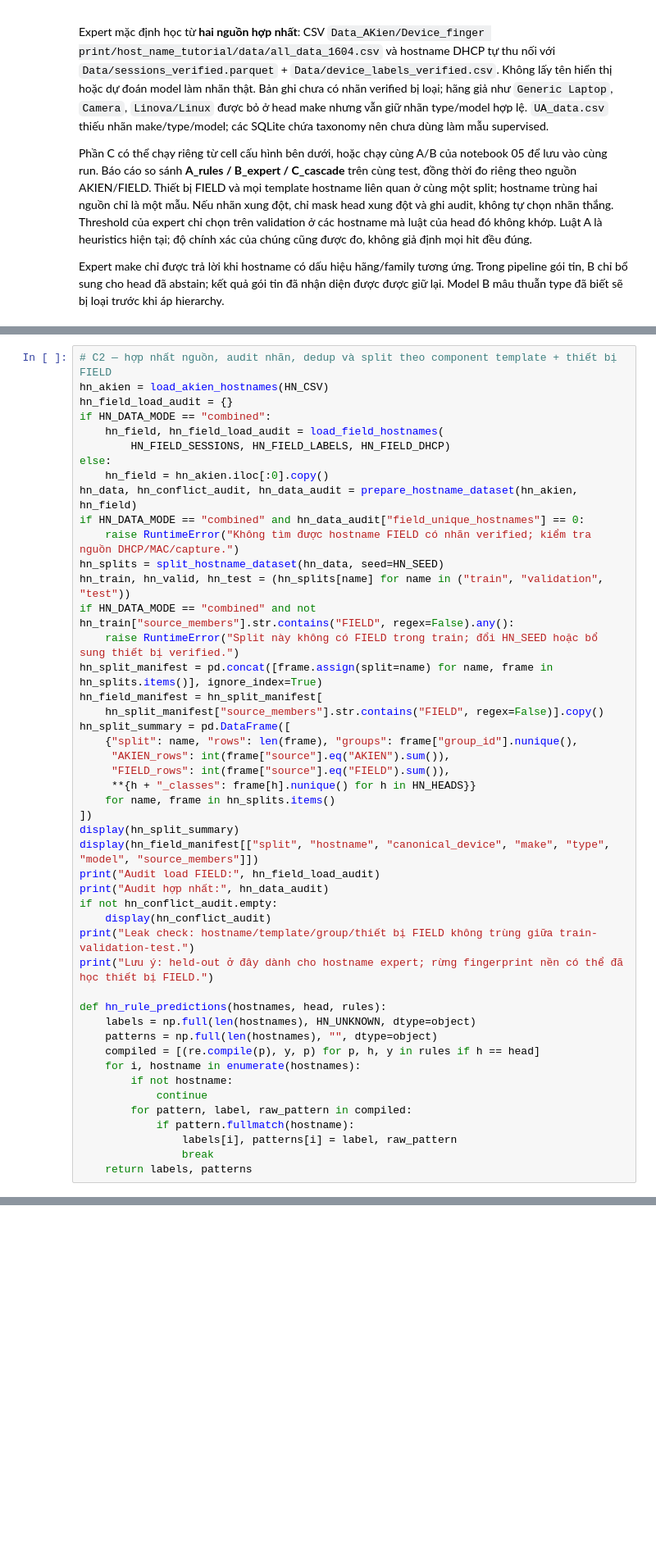
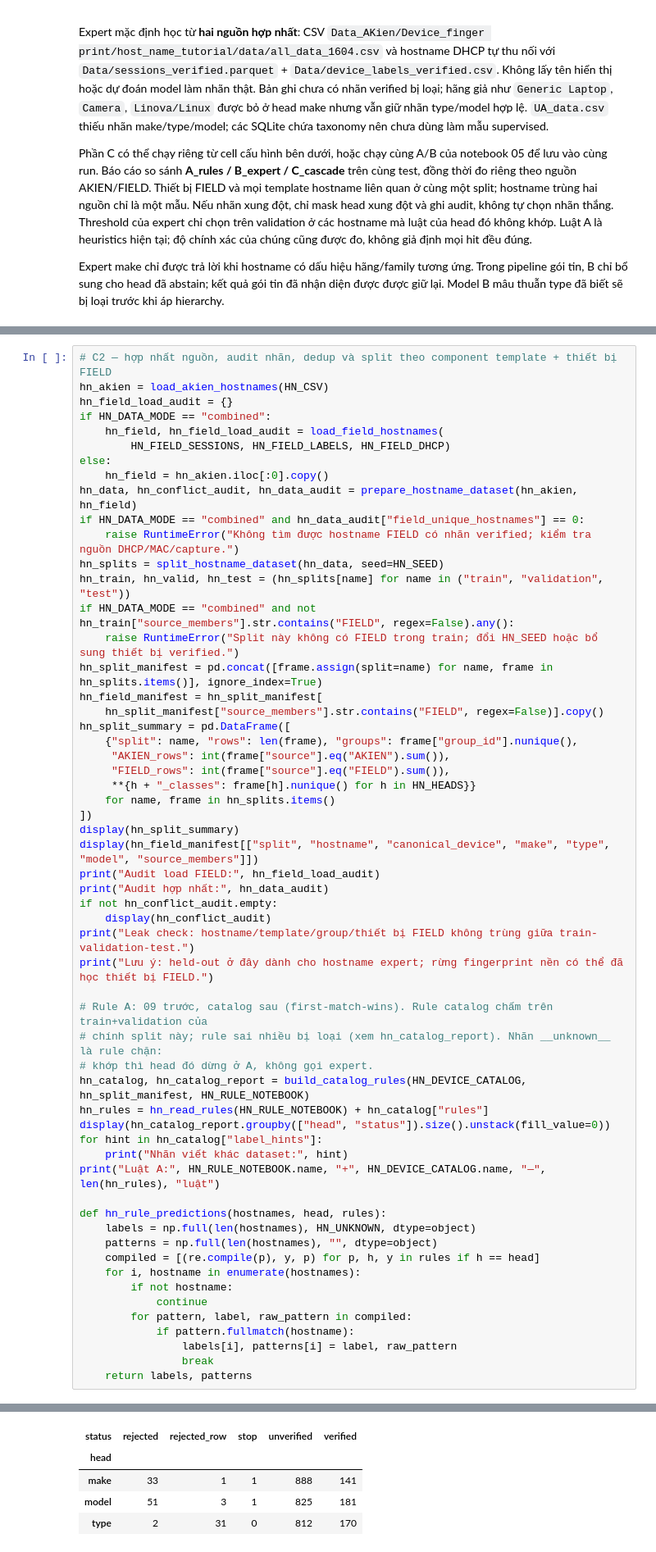
Before and after one commit to DucAnhVu-15/Smart_Device_Classify, a Jupyter notebook: pipeline/train_model/05_train.ipynb, the cells around one changed output, grey strips where cells are left out. Shown at 82% size. Saved outputs shown, nothing was run; the diff lists cells and outputs as text; blank space fills up the shorter version.

```diff
--- a/pipeline/train_model/05_train.ipynb
+++ b/pipeline/train_model/05_train.ipynb
@@ -1291,6 +1288,16 @@ if not hn_conflict_audit.empty:
 print("Leak check: hostname/template/group/thiết bị FIELD không trùng giữa train-validation-test.")
 print("Lưu ý: held-out ở đây dành cho hostname expert; rừng fingerprint nền có thể đã học thiết bị FIELD.")
 
+# Rule A: 09 trước, catalog sau (first-match-wins). Rule catalog chấm trên train+validation của
+# chính split này; rule sai nhiều bị loại (xem hn_catalog_report). Nhãn __unknown__ là rule chặn:
+# khớp thì head đó dừng ở A, không gọi expert.
+hn_catalog, hn_catalog_report = build_catalog_rules(HN_DEVICE_CATALOG, hn_split_manifest, HN_RULE_NOTEBOOK)
+hn_rules = hn_read_rules(HN_RULE_NOTEBOOK) + hn_catalog["rules"]
+display(hn_catalog_report.groupby(["head", "status"]).size().unstack(fill_value=0))
+for hint in hn_catalog["label_hints"]:
+    print("Nhãn viết khác dataset:", hint)
+print("Luật A:", HN_RULE_NOTEBOOK.name, "+", HN_DEVICE_CATALOG.name, "—", len(hn_rules), "luật")
+
 def hn_rule_predictions(hostnames, head, rules):
     labels = np.full(len(hostnames), HN_UNKNOWN, dtype=object)
     patterns = np.full(len(hostnames), "", dtype=object)
@@ -1305,30 +1312,35 @@ def hn_rule_predictions(hostnames, head, rules):
     return labels, patterns
 # %% [output]
 |  | split | rows | groups | AKIEN_rows | FIELD_rows | make_classes | type_classes | model_classes |
 | 0 | train | 165453 | 108196 | 165447 | 6 | 26 | 8 | 270 |
 | 1 | validation | 39612 | 27050 | 39610 | 2 | 28 | 9 | 260 |
 | 2 | test | 55964 | 33812 | 55963 | 1 | 26 | 8 | 255 |
 |  | split | hostname | canonical_device | make | type | model | source_members |
 | 0 | train | linova | Linova Laptop (linova) | NaN | Laptop | Linova Laptop HP | FIELD |
 | 1 | train | desktop-ducanh | Desktop PC DucAnh | NaN | Laptop | Windows Desktop DELL | FIELD |
 | 2 | train | iphone | iPhone | Apple | Smartphone | iPhone | AKIEN|FIELD |
 | 3 | train | redmi-note-14-pro | Xiaomi Redmi Note 14 Pro | Xiaomi | Smartphone | Redmi Note 14 Pro | FIELD |
 | 4 | train | desktop-dngjhrt | Desktop PC DNGJHRT | NaN | Laptop | Windows Desktop HP | FIELD |
 | 5 | train | samsung-cua-duc-anh | Samsung Phone (Duc Anh) | Samsung | Smartphone | Samsung Galaxy | FIELD |
 | 165453 | validation | raspberrypi | Raspberry Pi | Raspberry Pi | Single-board Computer | Raspberry Pi | FIELD |
 | 165454 | validation | oppo-a92 | OPPO A92 | OPPO | Smartphone | OPPO A92 | AKIEN|FIELD |
 | 205065 | test | lee_kingdom | Lee Kingdom Laptop | NaN | Laptop | Windows Desktop DELL | FIELD |
 Audit load FIELD: {'dhcp_raw_rows': 41, 'unmatched_or_unreviewed_rows': 4, 'matched_packet_rows': 37, 'verified_devices': 12}
 Audit hợp nhất: {'input_rows_by_source': {'AKIEN': 265641, 'FIELD': 37}, 'invalid_hostname_rows': 0, 'clean_rows': 261029, 'clean_rows_by_source': {'AKIEN': 261020, 'FIELD': 9}, 'field_unique_hostname ...
 |  | hostname | head | labels | sources | action |
 | 0 | a32-cua-dang | make | ["OPPO", "Samsung"] | AKIEN | mask_conflicting_head |
 | 1 | a12-cua-tinh | make | ["OPPO", "Samsung"] | AKIEN | mask_conflicting_head |
 | 2 | a31-cua-lam | make | ["OPPO", "Samsung"] | AKIEN | mask_conflicting_head |
 | 3 | a12-cua-tung | make | ["OPPO", "Samsung"] | AKIEN | mask_conflicting_head |
 | 4 | a32-cua-dang | model | ["OPPO A32", "Samsung Galaxy A32"] | AKIEN | mask_conflicting_head |
 | 5 | oppo-a17kv1 | model | ["OPPO 1105", "OPPO A17k"] | AKIEN | mask_conflicting_head |
 | 6 | a12-cua-tinh | model | ["OPPO A12", "Samsung Galaxy A12"] | AKIEN | mask_conflicting_head |
 | 7 | a31-cua-lam | model | ["OPPO A31", "Samsung Galaxy A31"] | AKIEN | mask_conflicting_head |
 | 8 | a12-cua-tung | model | ["OPPO A12", "Samsung Galaxy A12"] | AKIEN | mask_conflicting_head |
 Leak check: hostname/template/group/thiết bị FIELD không trùng giữa train-validation-test.
 Lưu ý: held-out ở đây dành cho hostname expert; rừng fingerprint nền có thể đã học thiết bị FIELD.
+| status | rejected | rejected_row | stop | unverified | verified |
+| head |  |  |  |  |  |
+| make | 33 | 1 | 1 | 888 | 141 |
+| model | 51 | 3 | 1 | 825 | 181 |
+| type | 2 | 31 | 0 | 812 | 170 |
```
Also changed, not shown: parts of 5 cells of this notebook, 7 other files.
